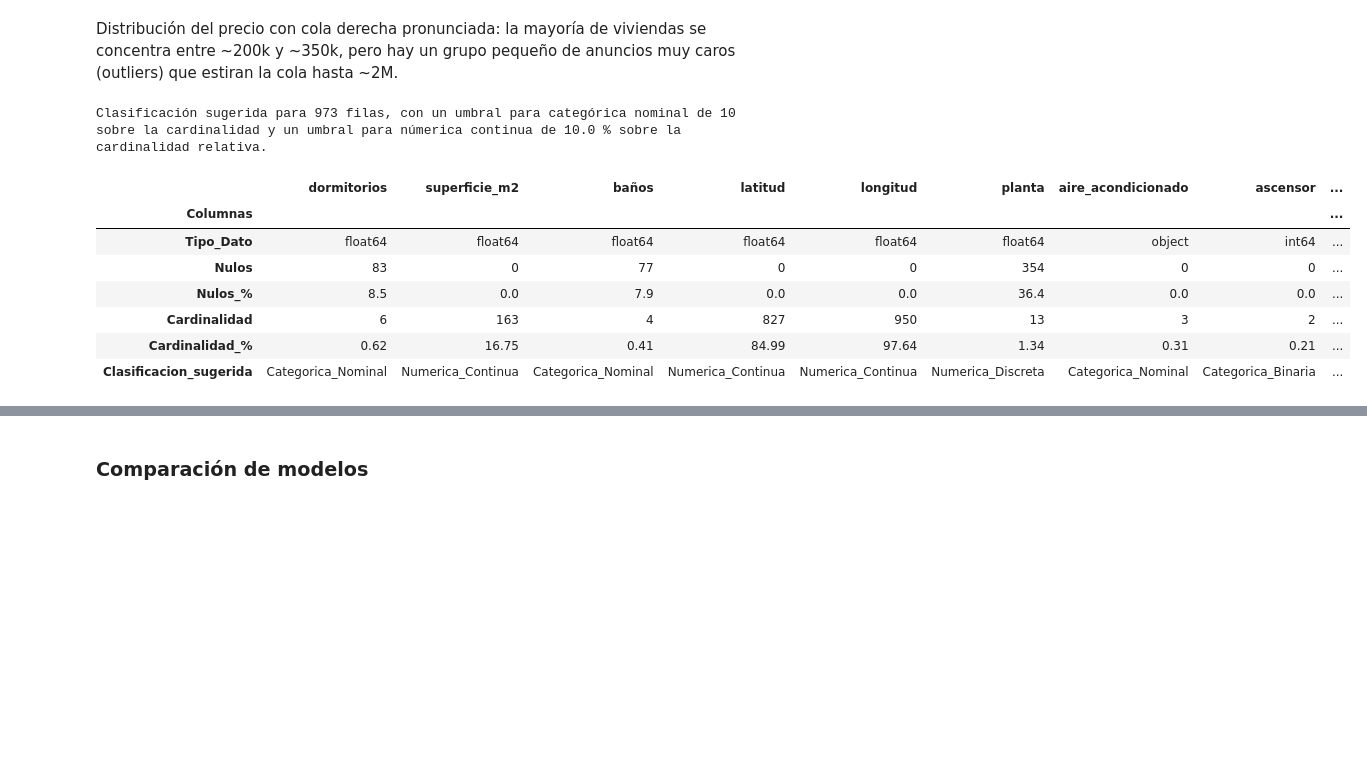
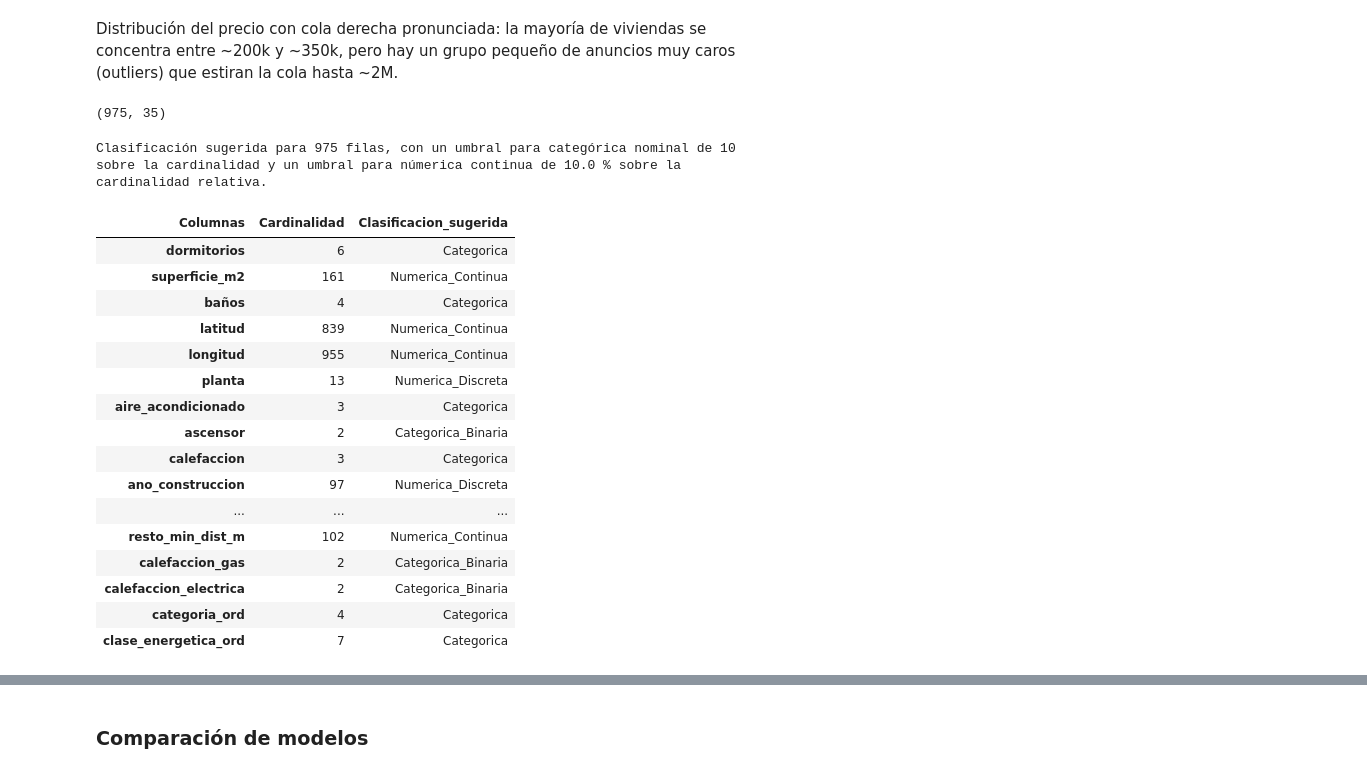
Before and after one commit to mrosm-dev/ML_Prediccion_Precio_Vivienda_Madrid, a Jupyter notebook: src/cajon_basura/notebook_pipeline -Mili.ipynb, the cells around one changed output, grey strips where cells are left out. Drawn from its saved outputs; the diff is of its cells as text; code cells hidden in the pictures; blank space fills up the shorter version.

```diff
--- a/src/cajon_basura/notebook_pipeline -Mili.ipynb
+++ b/src/cajon_basura/notebook_pipeline -Mili.ipynb
@@ -128,16 +128,29 @@ plt.show()
 # %% [markdown]
 Distribución del precio con cola derecha pronunciada: la mayoría de viviendas se concentra entre ~200k y ~350k, pero hay un grupo pequeño de anuncios muy caros (outliers) que estiran la cola hasta ~2M.
+# %%
+X_train_limpio.shape
+# %% [output]
+(975, 35)
 # %%
-describe_df(X_train_limpio)
+describe_df(X_train_limpio).T[['Cardinalidad','Clasificacion_sugerida']]
 # %% [output]
-Clasificación sugerida para 973 filas, con un umbral para categórica nominal de 10 sobre la cardinalidad y un umbral para númerica continua de 10.0 % sobre la cardinalidad relativa.
+Clasificación sugerida para 975 filas, con un umbral para categórica nominal de 10 sobre la cardinalidad y un umbral para númerica continua de 10.0 % sobre la cardinalidad relativa.
-|  | dormitorios | superficie_m2 | baños | latitud | longitud | planta | aire_acondicionado | ascensor | ... |
-| Columnas |  |  |  |  |  |  |  |  | ... |
-| Tipo_Dato | float64 | float64 | float64 | float64 | float64 | float64 | object | int64 | ... |
-| Nulos | 83 | 0 | 77 | 0 | 0 | 354 | 0 | 0 | ... |
-| Nulos_% | 8.5 | 0.0 | 7.9 | 0.0 | 0.0 | 36.4 | 0.0 | 0.0 | ... |
-| Cardinalidad | 6 | 163 | 4 | 827 | 950 | 13 | 3 | 2 | ... |
-| Cardinalidad_% | 0.62 | 16.75 | 0.41 | 84.99 | 97.64 | 1.34 | 0.31 | 0.21 | ... |
-| Clasificacion_sugerida | Categorica_Nominal | Numerica_Continua | Categorica_Nominal | Numerica_Continua | Numerica_Continua | Numerica_Discreta | Categorica_Nominal | Categorica_Binaria | ... |
+| Columnas | Cardinalidad | Clasificacion_sugerida |
+| dormitorios | 6 | Categorica |
+| superficie_m2 | 161 | Numerica_Continua |
+| baños | 4 | Categorica |
+| latitud | 839 | Numerica_Continua |
+| longitud | 955 | Numerica_Continua |
+| planta | 13 | Numerica_Discreta |
+| aire_acondicionado | 3 | Categorica |
+| ascensor | 2 | Categorica_Binaria |
+| calefaccion | 3 | Categorica |
+| ano_construccion | 97 | Numerica_Discreta |
+| ... | ... | ... |
+| resto_min_dist_m | 102 | Numerica_Continua |
+| calefaccion_gas | 2 | Categorica_Binaria |
+| calefaccion_electrica | 2 | Categorica_Binaria |
+| categoria_ord | 4 | Categorica |
+| clase_energetica_ord | 7 | Categorica |
 # %%
 binaria = tipifica_variables(X_train_limpio)['Categorica_Binaria']
```
Also changed, not shown: parts of 18 cells of this notebook, 1 other file.
